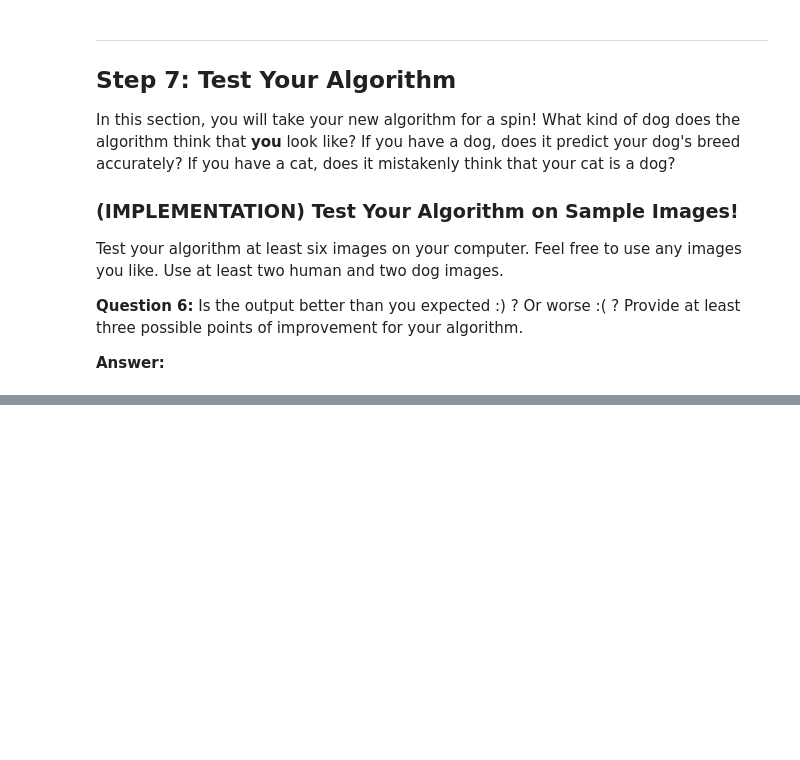
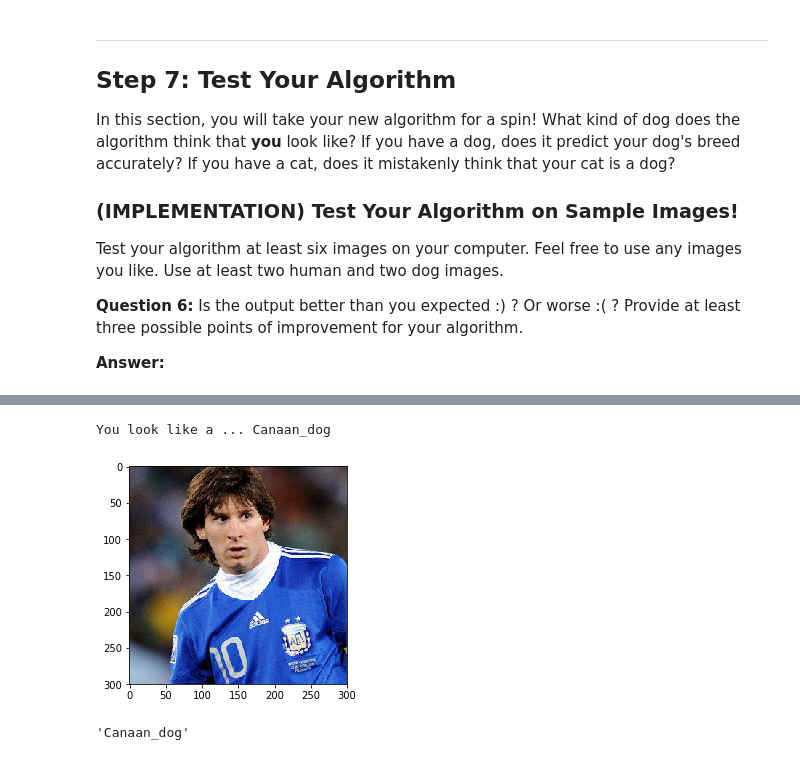
Before and after one commit to tedscfang/udacity-ai-nanodegree, a Jupyter notebook: CNN/dog-project/dog_app.ipynb, the cells around one changed output, grey strips where cells are left out. Saved outputs shown, nothing was run; the diff lists cells and outputs as text; code cells hidden in the pictures; blank space fills up the shorter version.

```diff
--- a/CNN/dog-project/dog_app.ipynb
+++ b/CNN/dog-project/dog_app.ipynb
@@ -763,0 +774,7 @@ Dog bread is ... Japanese_chin
+# %%
+img_path = 'image_to_test/messi-1.jpg'
+predict_dog_breed(img_path)
+# %% [output]
+You look like a ... Canaan_dog
+[figure, added]
+'Canaan_dog'
```
Also changed, not shown: parts of 11 cells of this notebook, 7 other files.
